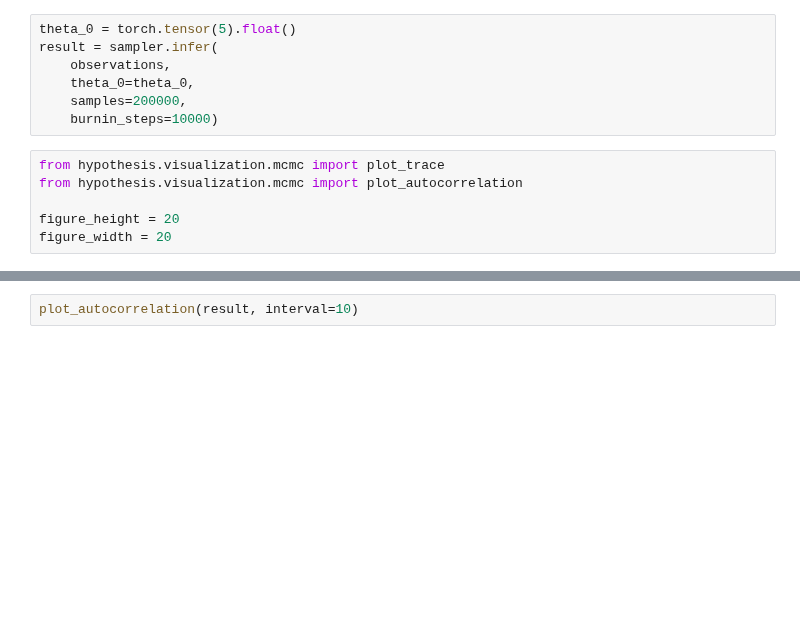
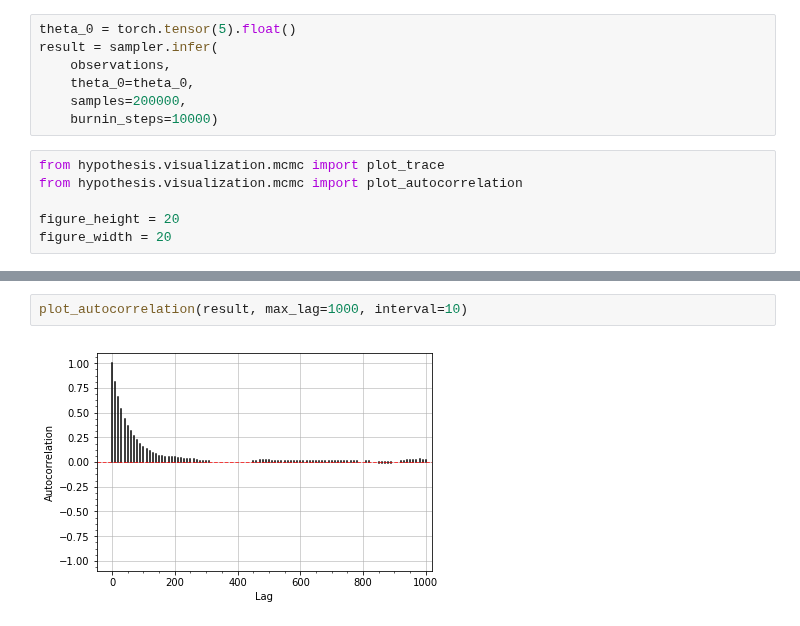
Before and after one commit to montefiore-institute/hypothesis, a Jupyter notebook: examples/metropolis-hastings.ipynb, the cells around one changed output, grey strips where cells are left out. Saved outputs shown, nothing was run; the diff lists cells and outputs as text; blank space fills up the shorter version.

```diff
--- a/examples/metropolis-hastings.ipynb
+++ b/examples/metropolis-hastings.ipynb
@@ -73,2 +64,4 @@ def plot_autocorrelation(result, **kwargs):
 # %%
-plot_autocorrelation(result, interval=10)
+plot_autocorrelation(result, max_lag=1000, interval=10)
+# %% [output]
+[figure, added]
```
Also changed, not shown: parts of 4 cells of this notebook, 2 other files.
